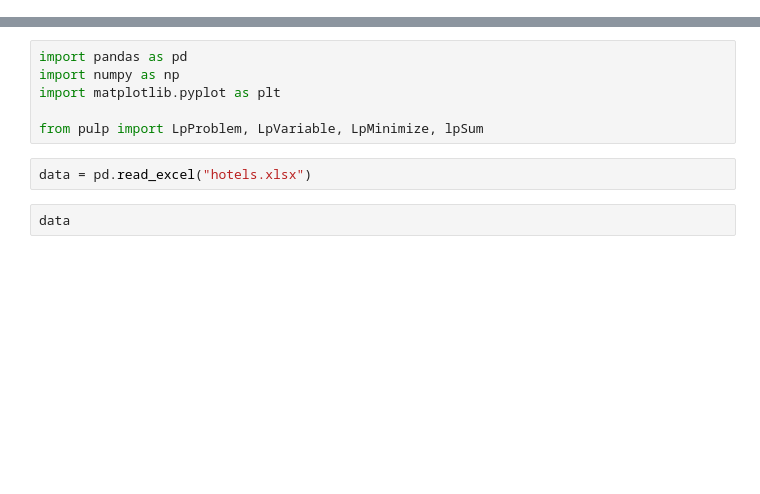
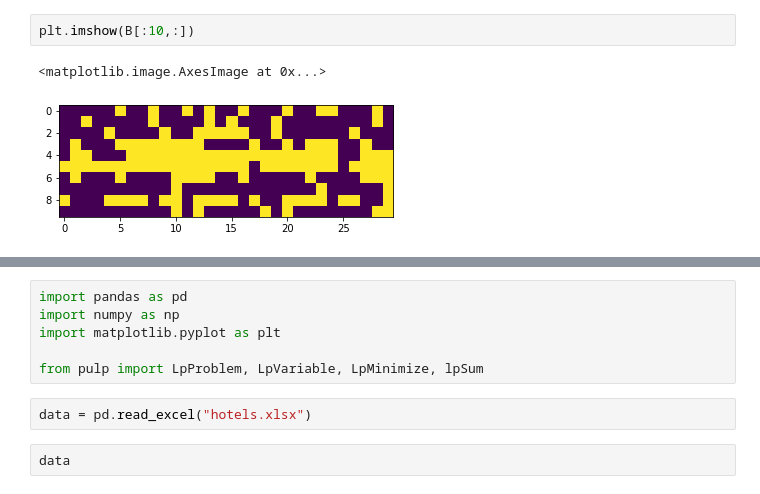
Before and after one commit to philipoedi/holiday-saver, a Jupyter notebook: Untitled.ipynb, the cells around one changed output, grey strips where cells are left out. Drawn from its saved outputs; the diff is of its cells as text; blank space fills up the shorter version.

```diff
--- a/Untitled.ipynb
+++ b/Untitled.ipynb
@@ -61,0 +153,5 @@ $$
+# %%
+plt.imshow(B[:10,:])
+# %% [output]
+<matplotlib.image.AxesImage at 0x...>
+[figure, added]
```
Also changed, not shown: parts of 49 cells of this notebook, 1 other file.
